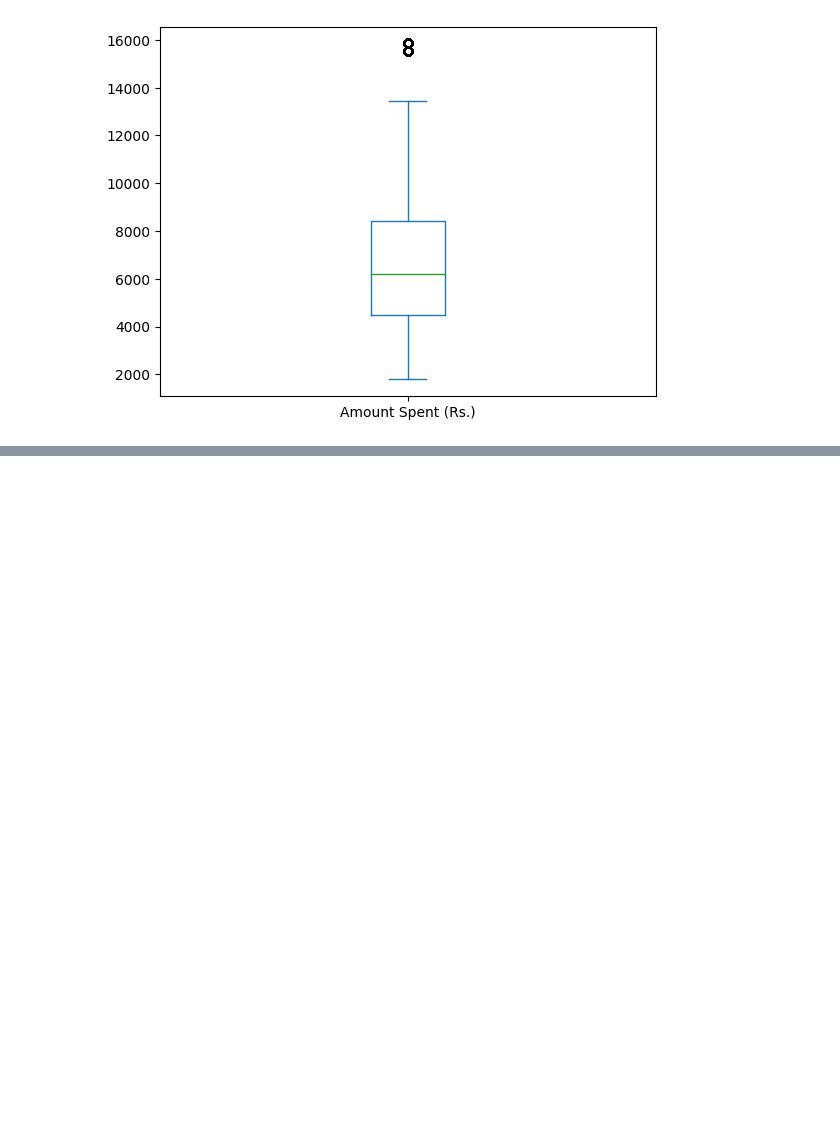
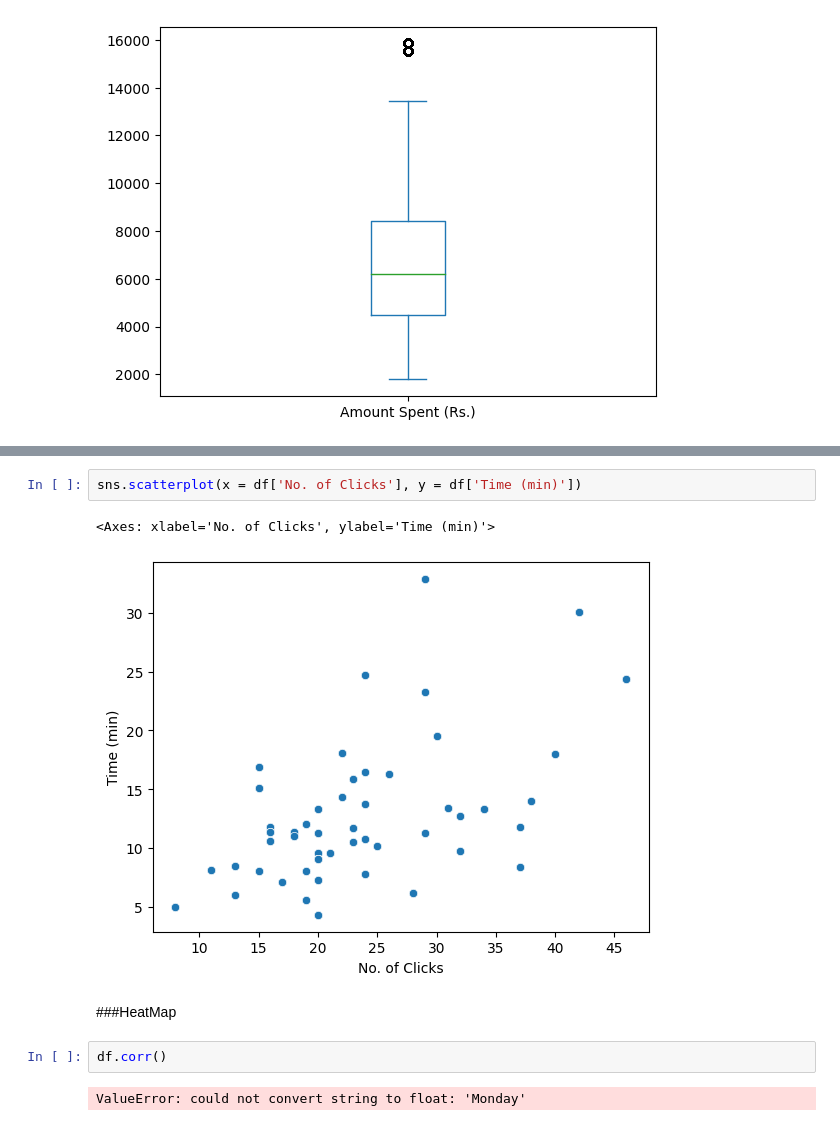
Before and after one commit to ShravanJadhav/DataScience_Practice, a Jupyter notebook: DataScience_Visualization.ipynb, the cells around one changed output, grey strips where cells are left out. Cells and saved outputs as stored; diff of their text form; blank space fills up the shorter version.

```diff
--- a/DataScience_Visualization.ipynb
+++ b/DataScience_Visualization.ipynb
@@ -220,0 +248,11 @@ df['Amount Spent (Rs.)'].plot(kind='box')
+# %%
+sns.scatterplot(x = df['No. of Clicks'], y = df['Time (min)'])
+# %% [output]
+<Axes: xlabel='No. of Clicks', ylabel='Time (min)'>
+[figure, added]
+# %% [markdown]
+###HeatMap
+# %%
+df.corr()
+# %% [output]
+ValueError: could not convert string to float: 'Monday'
```
Also changed, not shown: parts of 11 cells of this notebook.
